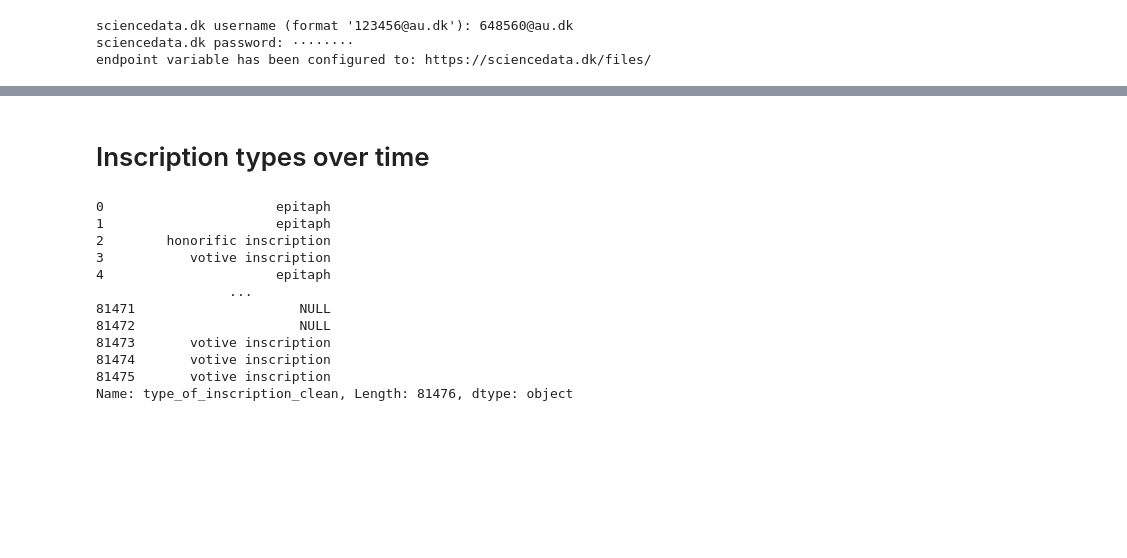
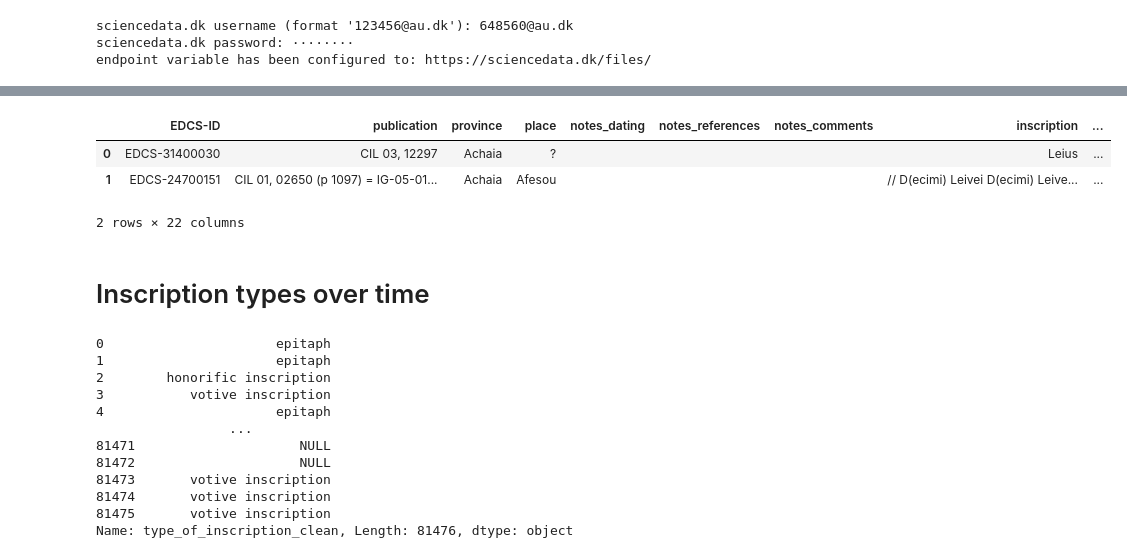
Before and after one commit to sdam-au/epigraphic_roads, a Jupyter notebook: scripts/2_5_py_TEMPORAL_TERMS.ipynb, the cells around one changed output, grey strips where cells are left out. Cells and saved outputs as stored; diff of their text form; code cells hidden in the pictures; blank space fills up the shorter version.

```diff
--- a/scripts/2_5_py_TEMPORAL_TERMS.ipynb
+++ b/scripts/2_5_py_TEMPORAL_TERMS.ipynb
@@ -58,3 +66,10 @@ EDCS = pd.read_json("data/EDCS_terms_2021-02-19.json")
+# %%
+EDCS.head(2)
+# %% [output]
+|  | EDCS-ID | publication | province | place | notes_dating | notes_references | notes_comments | inscription | ... |
+| 0 | EDCS-31400030 | CIL 03, 12297 | Achaia | ? |  |  |  | Leius | ... |
+| 1 | EDCS-24700151 | CIL 01, 02650 (p 1097) = IG-05-01... | Achaia | Afesou |  |  |  | // D(ecimi) Leivei D(ecimi) Leive... | ... |
+2 rows × 22 columns
 # %%
 # read and execute our script for modelling dates
 script_url = "https://raw.githubusercontent.com/sdam-au/modelling_temporal_uncertainty/master/scripts/modelling_distributions.py"
```
Also changed, not shown: parts of 33 cells of this notebook, 6 other files.
